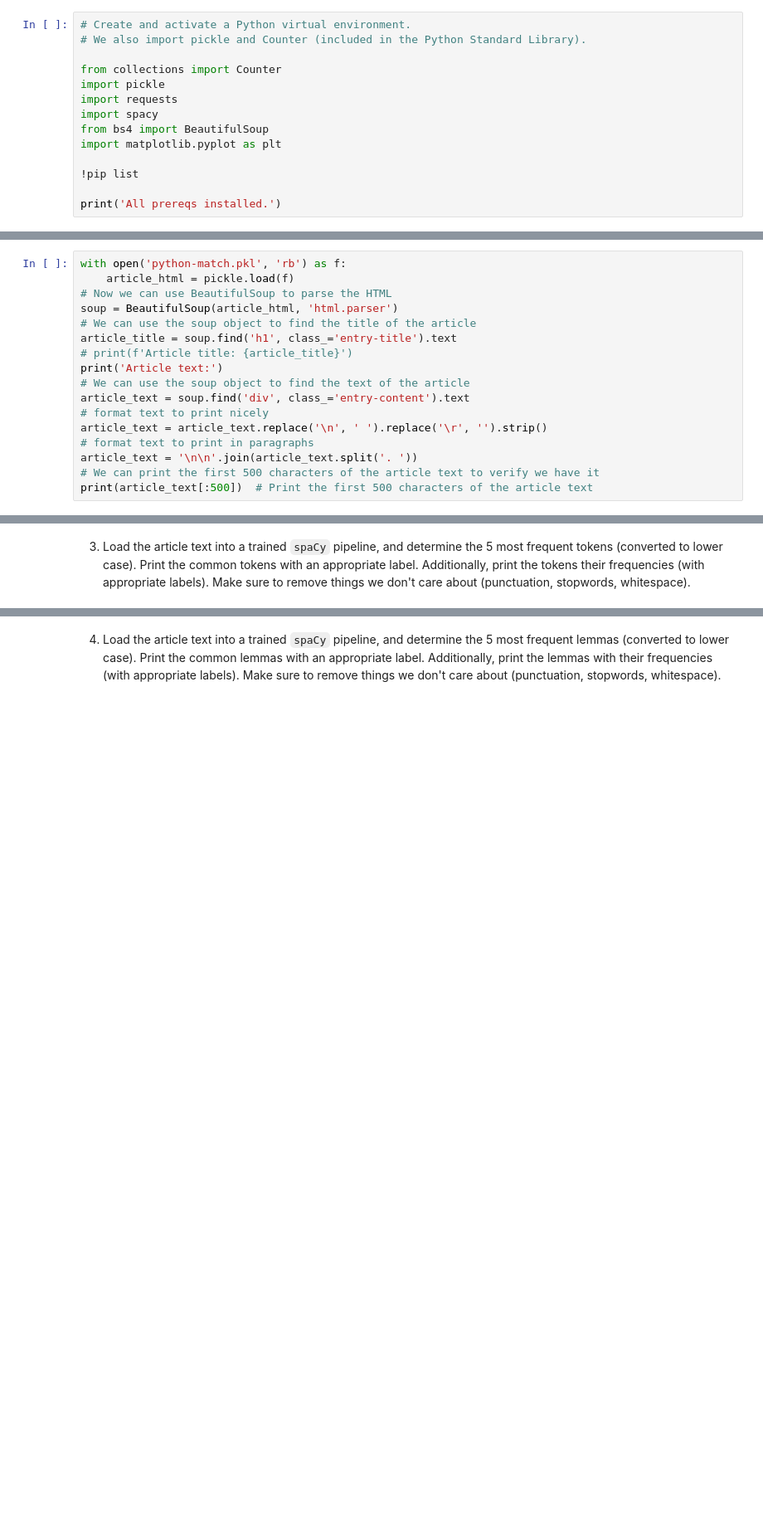
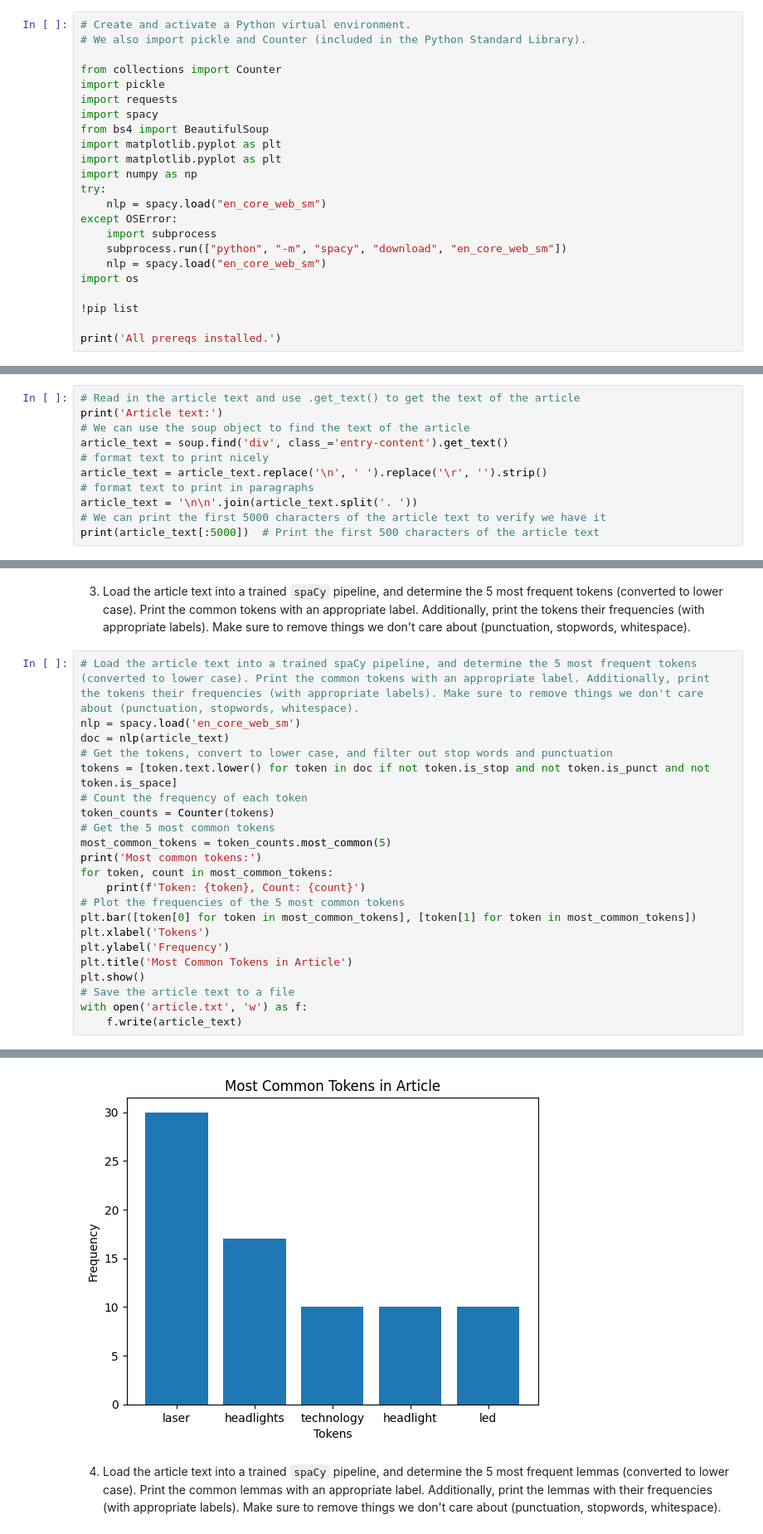
Before and after one commit to bjdawson23/620-mod6-web-scraping, a Jupyter notebook: web_scraping.ipynb, the cells around one changed output, grey strips where cells are left out. Shown at 83% size. Saved outputs shown, nothing was run; the diff lists cells and outputs as text; blank space fills up the shorter version.

```diff
--- a/web_scraping.ipynb
+++ b/web_scraping.ipynb
@@ -18,6 +18,15 @@ import requests
 import spacy
 from bs4 import BeautifulSoup
 import matplotlib.pyplot as plt
+import matplotlib.pyplot as plt
+import numpy as np
+try:
+    nlp = spacy.load("en_core_web_sm")
+except OSError:
+    import subprocess
+    subprocess.run(["python", "-m", "spacy", "download", "en_core_web_sm"])
+    nlp = spacy.load("en_core_web_sm")
+import os
 
 !pip list
 
@@ -56,22 +75,16 @@ with open('python-match.pkl', 'wb') as f:
 # %% [markdown]
 2. Read in your article's html source from the file you created in question 1 and print it's text (use `.get_text()`)
 # %%
-with open('python-match.pkl', 'rb') as f:
-    article_html = pickle.load(f)
-# Now we can use BeautifulSoup to parse the HTML
-soup = BeautifulSoup(article_html, 'html.parser')
-# We can use the soup object to find the title of the article
-article_title = soup.find('h1', class_='entry-title').text
-# print(f'Article title: {article_title}')
+# Read in the article text and use .get_text() to get the text of the article
 print('Article text:')
 # We can use the soup object to find the text of the article
-article_text = soup.find('div', class_='entry-content').text
+article_text = soup.find('div', class_='entry-content').get_text()
 # format text to print nicely
 article_text = article_text.replace('\n', ' ').replace('\r', '').strip()
 # format text to print in paragraphs
 article_text = '\n\n'.join(article_text.split('. '))
-# We can print the first 500 characters of the article text to verify we have it
-print(article_text[:500])  # Print the first 500 characters of the article text
+# We can print the first 5000 characters of the article text to verify we have it
+print(article_text[:5000])  # Print the first 500 characters of the article text
 # %% [output]
 Article text:
 When we think about the onward march of automotive technology, headlights aren’t usually the first thing that come to mind
@@ -84,2 +106,25 @@ Sealed beam headlights gave way to more modern designs once regulations loosened
 # %% [markdown]
 3. Load the article text into a trained `spaCy` pipeline, and determine the 5 most frequent tokens (converted to lower case).  Print the common tokens with an appropriate label.  Additionally, print the tokens their frequencies (with appropriate labels). Make sure to remove things we don't care about (punctuation, stopwords, whitespace).
+# %%
+# Load the article text into a trained spaCy pipeline, and determine the 5 most frequent tokens (converted to lower case). Print the common tokens with an appropriate label. Additionally, print the tokens their frequencies (with appropriate labels). Make sure to remove things we don't care about (punctuation, stopwords, whitespace).
+nlp = spacy.load('en_core_web_sm')
+doc = nlp(article_text)
+# Get the tokens, convert to lower case, and filter out stop words and punctuation
+tokens = [token.text.lower() for token in doc if not token.is_stop and not token.is_punct and not token.is_space]
+# Count the frequency of each token
+token_counts = Counter(tokens)
+# Get the 5 most common tokens
+most_common_tokens = token_counts.most_common(5)
+print('Most common tokens:')
+for token, count in most_common_tokens:
+    print(f'Token: {token}, Count: {count}')
+# Plot the frequencies of the 5 most common tokens
+plt.bar([token[0] for token in most_common_tokens], [token[1] for token in most_common_tokens])
+plt.xlabel('Tokens')
+plt.ylabel('Frequency')
+plt.title('Most Common Tokens in Article')
+plt.show()
+# Save the article text to a file
+with open('article.txt', 'w') as f:
+    f.write(article_text)
+# %% [output]
@@ -86,3 +137,4 @@ Sealed beam headlights gave way to more modern designs once regulations loosened
+[figure, added]
 # %% [markdown]
 4. Load the article text into a trained `spaCy` pipeline, and determine the 5 most frequent lemmas (converted to lower case).  Print the common lemmas with an appropriate label.  Additionally, print the lemmas with their frequencies (with appropriate labels). Make sure to remove things we don't care about (punctuation, stopwords, whitespace).
 # %% [markdown]
```
Also changed, not shown: parts of 4 cells of this notebook, 3 other files.
